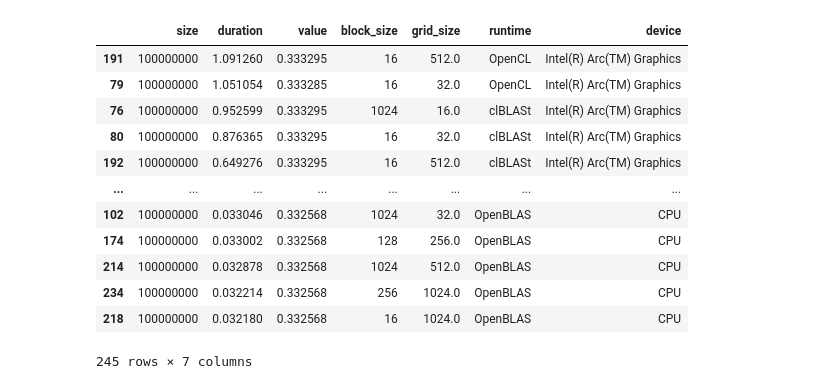
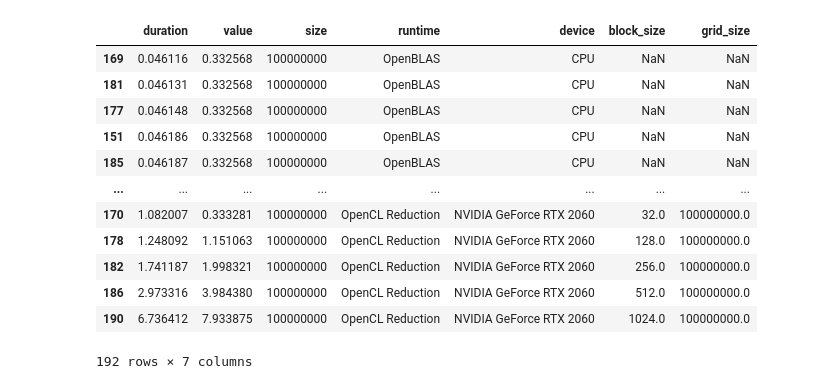
Before and after one commit to evsholukh/MatVec, a Jupyter notebook: graph.ipynb, the cells around one changed output. Cells and saved outputs as stored; diff of their text form; code cells hidden in the pictures.

```diff
--- a/graph.ipynb
+++ b/graph.ipynb
@@ -26,28 +26,25 @@ import numpy as np
 import matplotlib.pyplot as plt
 import pandas as pd
 # %%
-with open("metrics_cuda.json", encoding="utf-8") as f:
+with open("metrics.json", encoding="utf-8") as f:
     data = json.load(f)
-
-with open("metrics_opencl.json", encoding="utf-8") as f:
-    data += json.load(f)
 # %%
 df = pd.DataFrame(data)
-df.sort_values("duration", ascending=False)
+df.sort_values("duration", ascending=True)
 # %% [output]
-|  | size | duration | value | block_size | grid_size | runtime | device |
-| 191 | 100000000 | 1.091260 | 0.333295 | 16 | 512.0 | OpenCL | Intel(R) Arc(TM) Graphics |
-| 79 | 100000000 | 1.051054 | 0.333285 | 16 | 32.0 | OpenCL | Intel(R) Arc(TM) Graphics |
-| 76 | 100000000 | 0.952599 | 0.333295 | 1024 | 16.0 | clBLASt | Intel(R) Arc(TM) Graphics |
-| 80 | 100000000 | 0.876365 | 0.333295 | 16 | 32.0 | clBLASt | Intel(R) Arc(TM) Graphics |
-| 192 | 100000000 | 0.649276 | 0.333295 | 16 | 512.0 | clBLASt | Intel(R) Arc(TM) Graphics |
+|  | duration | value | size | runtime | device | block_size | grid_size |
+| 169 | 0.046116 | 0.332568 | 100000000 | OpenBLAS | CPU | NaN | NaN |
+| 181 | 0.046131 | 0.332568 | 100000000 | OpenBLAS | CPU | NaN | NaN |
+| 177 | 0.046148 | 0.332568 | 100000000 | OpenBLAS | CPU | NaN | NaN |
+| 151 | 0.046186 | 0.332568 | 100000000 | OpenBLAS | CPU | NaN | NaN |
+| 185 | 0.046187 | 0.332568 | 100000000 | OpenBLAS | CPU | NaN | NaN |
 | ... | ... | ... | ... | ... | ... | ... | ... |
-| 102 | 100000000 | 0.033046 | 0.332568 | 1024 | 32.0 | OpenBLAS | CPU |
-| 174 | 100000000 | 0.033002 | 0.332568 | 128 | 256.0 | OpenBLAS | CPU |
-| 214 | 100000000 | 0.032878 | 0.332568 | 1024 | 512.0 | OpenBLAS | CPU |
-| 234 | 100000000 | 0.032214 | 0.332568 | 256 | 1024.0 | OpenBLAS | CPU |
-| 218 | 100000000 | 0.032180 | 0.332568 | 16 | 1024.0 | OpenBLAS | CPU |
+| 170 | 1.082007 | 0.333281 | 100000000 | OpenCL Reduction | NVIDIA GeForce RTX 2060 | 32.0 | 100000000.0 |
+| 178 | 1.248092 | 1.151063 | 100000000 | OpenCL Reduction | NVIDIA GeForce RTX 2060 | 128.0 | 100000000.0 |
+| 182 | 1.741187 | 1.998321 | 100000000 | OpenCL Reduction | NVIDIA GeForce RTX 2060 | 256.0 | 100000000.0 |
+| 186 | 2.973316 | 3.984380 | 100000000 | OpenCL Reduction | NVIDIA GeForce RTX 2060 | 512.0 | 100000000.0 |
+| 190 | 6.736412 | 7.933875 | 100000000 | OpenCL Reduction | NVIDIA GeForce RTX 2060 | 1024.0 | 100000000.0 |
-245 rows × 7 columns
+192 rows × 7 columns
 # %%
 runtimes = df["runtime"].unique()
 
```
Also changed, not shown: parts of 2 cells of this notebook, 6 other files.
